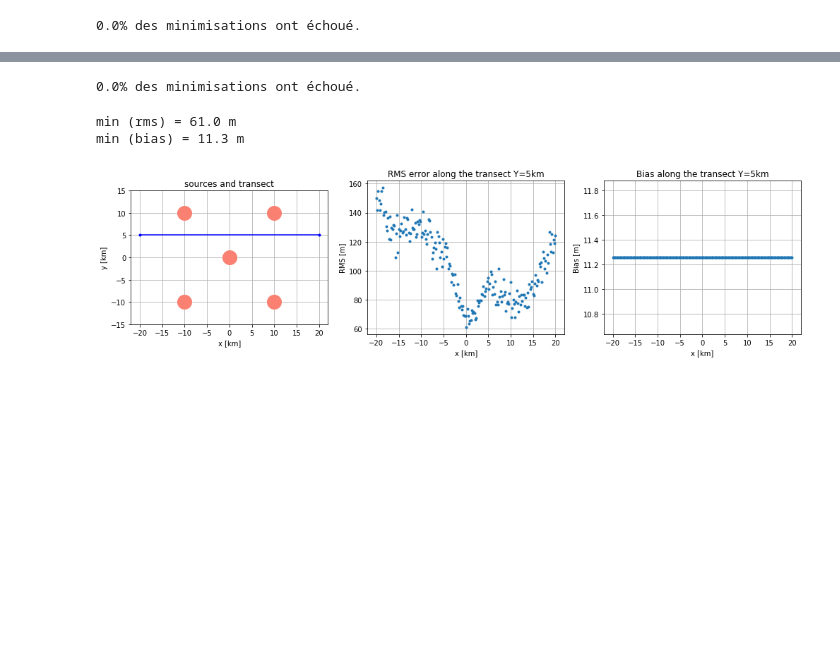
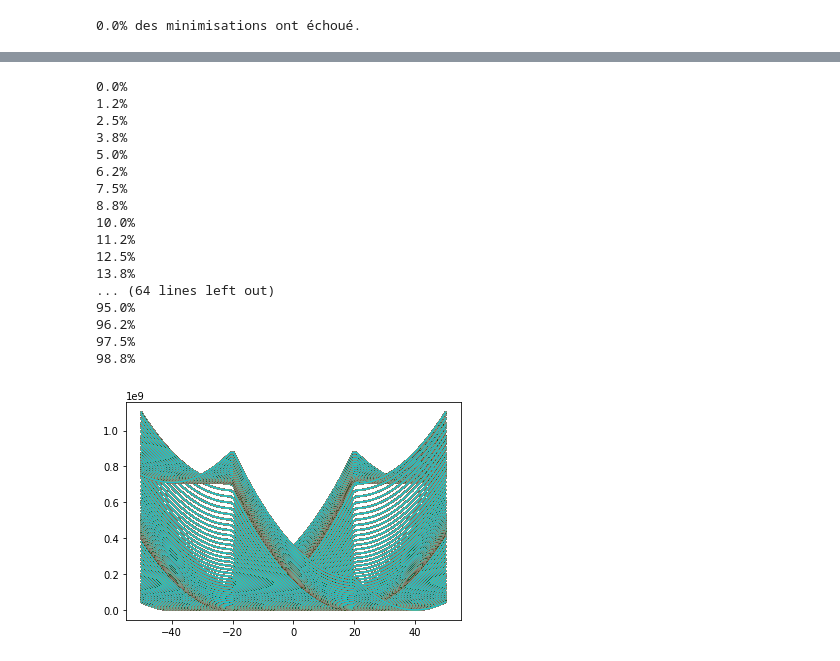
Before and after one commit to ponchama/Cognac_Acoustique, a Jupyter notebook: Geolocation/geolocation_1D.ipynb, the cells around one changed output, grey strips where cells are left out. Cells and saved outputs as stored; diff of their text form; code cells hidden in the pictures; blank space fills up the shorter version.

```diff
--- a/Geolocation/geolocation_1D.ipynb
+++ b/Geolocation/geolocation_1D.ipynb
@@ -535,8 +362,0 @@ Y = 0.
-# %%
-dx=20. *1.e3 # in meters
-sources=[]
-sources.append(source(-dx*.5,-dx*.5))
-sources.append(source(dx*.5,-dx*.5))
-sources.append(source(dx*.5,dx*.5))
-sources.append(source(-dx*.5,dx*.5))
-Ns = len(sources)
@@ -571,4 +362,0 @@ min (bias) = 11.3 m
-# %%
-# 5th source added
-sources.append(source(0.,0.))
-Ns = len(sources)
@@ -617,13 +362,0 @@ Success_y5_5sources = np.load('NPY/Success_y5_5sources_nodrift.npy')
-# %%
-rej = np.where(Success_y5_5sources != 1)[0].size
-tot = Success_y5_5sources.size
-print("%.1f" %(rej/tot*100.) + "% des minimisations ont échoué.")
-# %% [output]
-0.0% des minimisations ont échoué.
-# %%
-Biais_y5_5sources = np.sqrt(BiasX_y5_5sources**2 + BiasY_y5_5sources**2)
-plot_transect(sources, X, Y, RMS_y5_5sources, Biais_y5_5sources)
-# %% [output]
-min (rms) = 61.0 m
-min (bias) = 11.3 m
-[figure, removed]
@@ -631,0 +363,27 @@ min (bias) = 11.3 m
+# %%
+L = 80.* 1.e3
+X = np.linspace(-L/2.,L/2.,80)  # resolution : 1km
+Y = 0.
+# %%
+Nmc = 100          # number of simulations
+var = 'celerity'   # only celerity is varying
+RMS_t, BiasX_t, BiasY_t, Success_t = transect (sources, X, Y, Nmc, var)
+# %% [output]
+0.0%
+1.2%
+2.5%
+3.8%
+5.0%
+6.2%
+7.5%
+8.8%
+10.0%
+11.2%
+12.5%
+13.8%
+... (64 lines left out)
+95.0%
+96.2%
+97.5%
+98.8%
+[figure, added]
```
Also changed, not shown: parts of 64 cells of this notebook, 1 other file.
